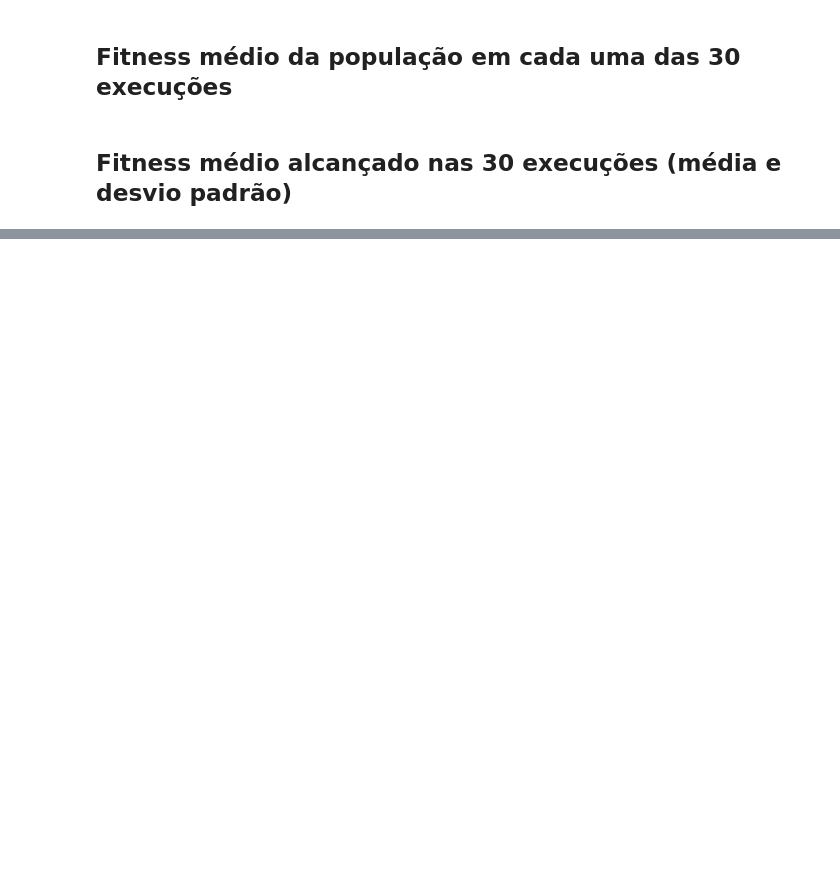
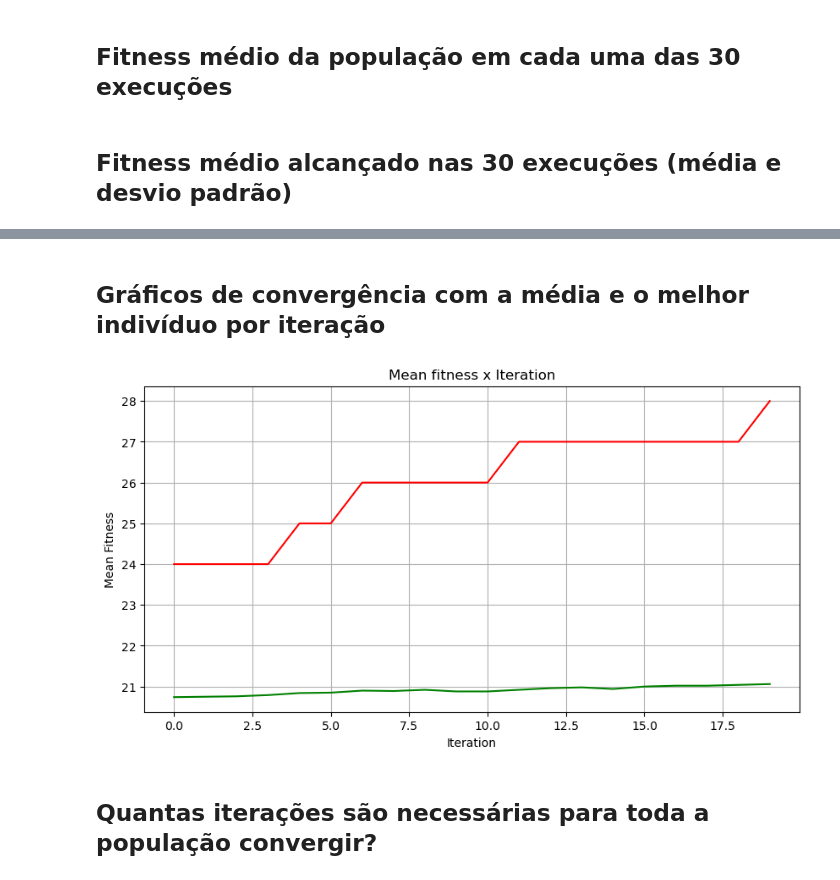
Before and after one commit to eduardaveras/bioinspired, a Jupyter notebook: 8-rainhas/plots_2.ipynb, the cells around one changed output, grey strips where cells are left out. Cells and saved outputs as stored; diff of their text form; code cells hidden in the pictures; blank space fills up the shorter version.

```diff
--- a/8-rainhas/plots_2.ipynb
+++ b/8-rainhas/plots_2.ipynb
@@ -148,0 +120,27 @@ plt.show()
+# %% [markdown]
+<a id='5'></a>
+## Gráficos de convergência com a média e o melhor indivíduo por iteração
+# %%
+datas = []
+solutions = [i for i in data if i["found_solution"]]
+# datas.append(max(solutions, key=lambda x: x["iterations"]))
+datas.append(min(solutions, key=lambda x: x["iterations"]))
+
+cmap = plt.get_cmap('tab20')
+colors = cmap(np.linspace(0, 1, 30))
+
+plt.figure(figsize=(10, 5))
+plt.title("Mean fitness x Iteration")
+plt.xlabel("Iteration")
+plt.ylabel("Mean Fitness")
+plt.grid(True)
+
+for i in range(len(datas)):
+   mean_per_iteration = datas[i]["mean_per_iteration"]
+   best_per_iteration = datas[i]["best_per_iteration"]
+   plt.plot(best_per_iteration, color='red')
+   plt.plot(mean_per_iteration, color='green')
+
+plt.show()
+# %% [output]
+[figure, added]
@@ -148,0 +185,3 @@ plt.show()
+# %% [markdown]
+<a id='6'></a>
+## Quantas iterações são necessárias para toda a população convergir?
```
Also changed, not shown: parts of 10 cells of this notebook, 3 other files.
